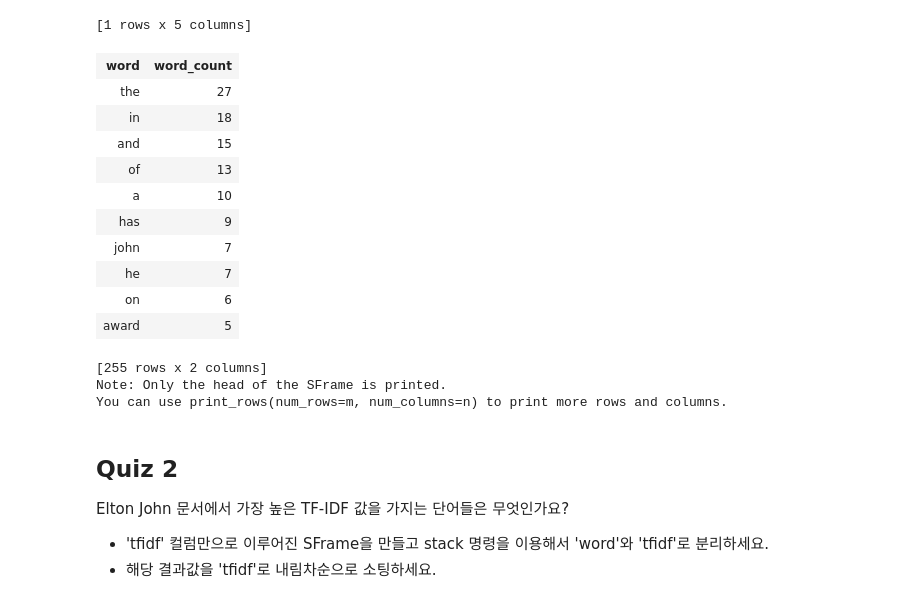
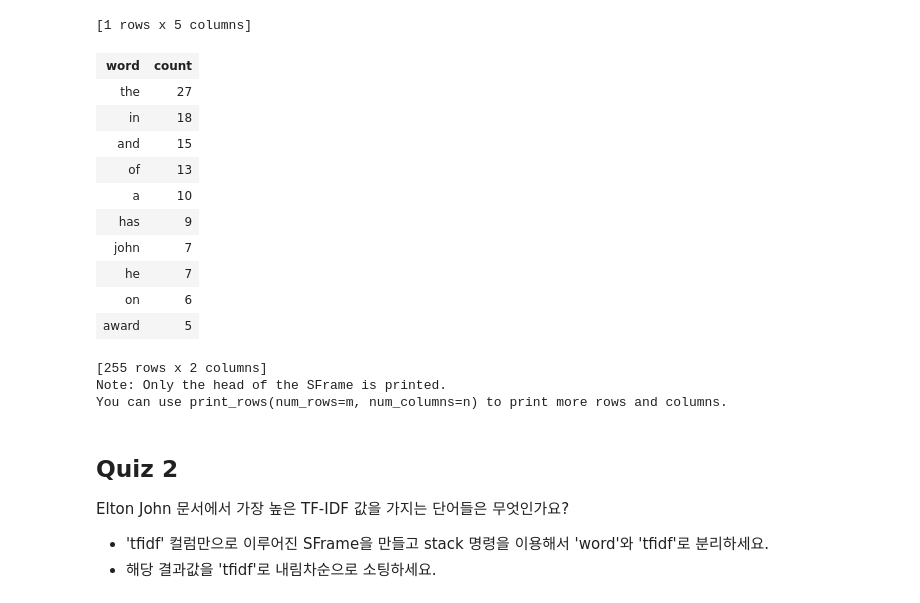
Before and after one commit to sadadend/jupyter, a Jupyter notebook: W4 - Clustering and Similarity - Retrieving Documents - Trainee.ipynb, the cells around one changed output. Drawn from its saved outputs; the diff is of its cells as text; code cells hidden in the pictures.

```diff
--- a/W4 - Clustering and Similarity - Retrieving Documents - Trainee.ipynb
+++ b/W4 - Clustering and Similarity - Retrieving Documents - Trainee.ipynb
@@ -456,9 +456,9 @@ Jo.head()
 | {'all': 1.6431112434912472, ... |
 [1 rows x 5 columns]
 # %%
-Jo[['word_count']].stack('word_count',new_column_name=['word','word_count']).sort('word_count',ascending=False)
+Jo[['word_count']].stack('word_count',new_column_name=['word','count']).sort('count',ascending=False)
 # %% [output]
-| word | word_count |
+| word | count |
 | the | 27 |
 | in | 18 |
 | and | 15 |
```
Also changed, not shown: parts of 13 cells of this notebook.
